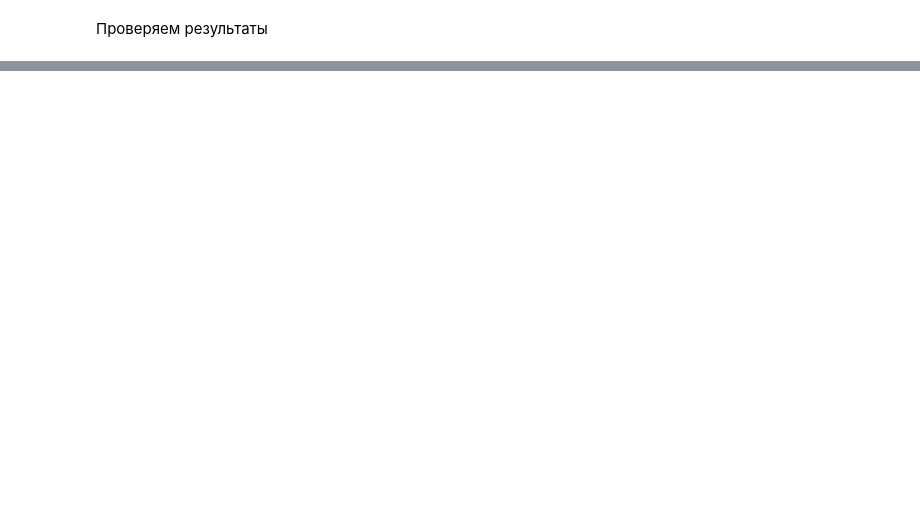
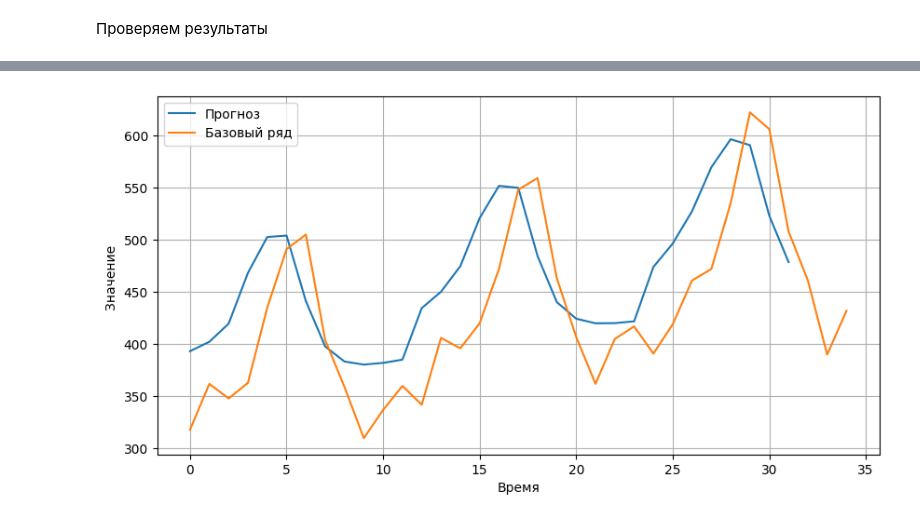
Before and after one commit to OkhotnikovVV/Education, a Jupyter notebook: GB/Quarter 05/Introduction to Neural Networks/Lesson 05/OVV_INN_HW_05.ipynb, the cells around one changed output, grey strips where cells are left out. Cells and saved outputs as stored; diff of their text form; code cells hidden in the pictures; blank space fills up the shorter version.

```diff
--- a/GB/Quarter 05/Introduction to Neural Networks/Lesson 05/OVV_INN_HW_05.ipynb
+++ b/GB/Quarter 05/Introduction to Neural Networks/Lesson 05/OVV_INN_HW_05.ipynb
@@ -699,0 +783,22 @@ test_loss: 1384.4818115234375, test_m: 32.312103271484375
+# %%
+hist_val_3 = history_3.history['val_mae']
+hist_train_3 = history_3.history['mae']
+# %%
+for iteration in range(num_iterations):
+  history_3 = model_3.fit(dataset_train,
+                      epochs=epochs,
+                      validation_data=dataset_val,
+                      callbacks=[early_stop])
+
+  hist_val_3.extend(history_3.history['val_mae'][:])
+  hist_train_3.extend(history_3.history['mae'][:])
+
+  if (iteration + 1) % 5 == 0:
+    plt.plot(hist_train_3,
+            label='MAE на обучающем наборе')
+    plt.plot(hist_val_3,
+            label='MAE на проверочном наборе')
+
+    plt.ylabel('Средняя ошибка')
+    plt.legend()
+    plt.show()
@@ -699,0 +896,3 @@ test_loss: 1384.4818115234375, test_m: 32.312103271484375
+# %%
+pred_3 = model_3.predict(dataset_train).flatten()
+pred_val_3 = model_3.predict(dataset_val).flatten()
@@ -699,0 +902,16 @@ test_loss: 1384.4818115234375, test_m: 32.312103271484375
+# %%
+start = 0
+step = 50
+plt.figure(figsize=(10, 5))
+plt.grid('on')
+plt.plot(pred_val_3[future + start: future + start + step],
+         label='Прогноз')
+plt.plot(y_val.flatten()[start: start+step],
+         label='Базовый ряд')
+plt.xlabel('Время')
+plt.ylabel('Значение ')
+
+plt.legend()
+plt.show()
+# %% [output]
+[figure, added]
```
Also changed, not shown: parts of 29 cells of this notebook.
